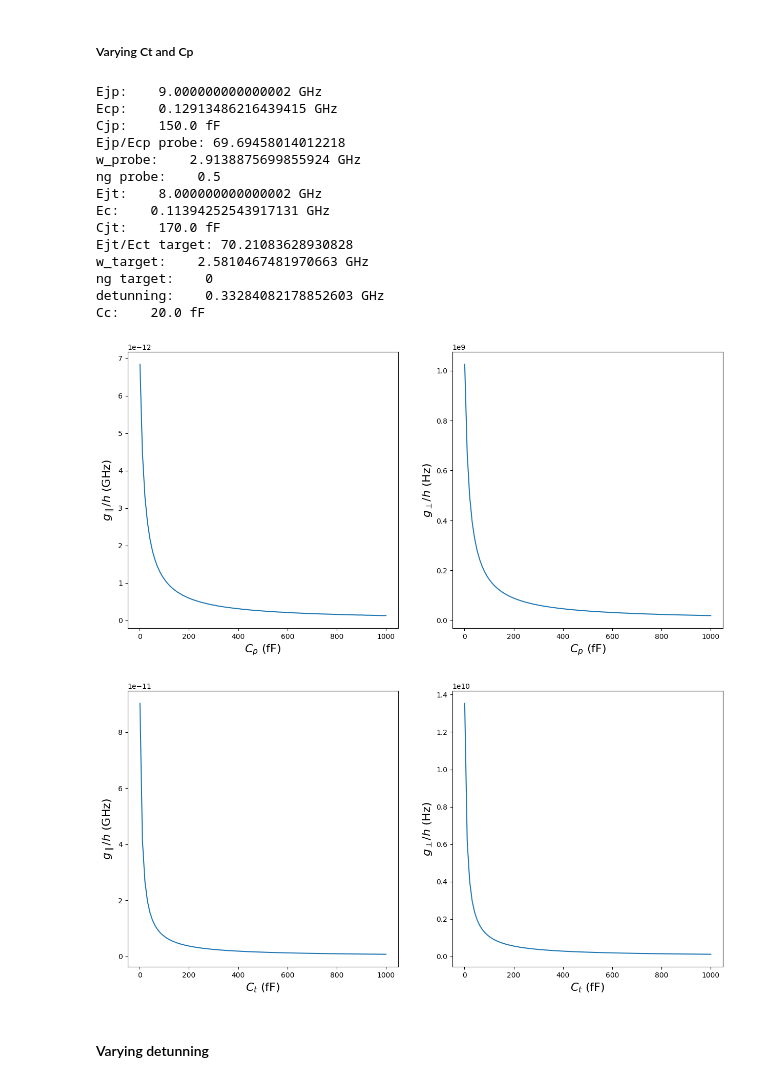
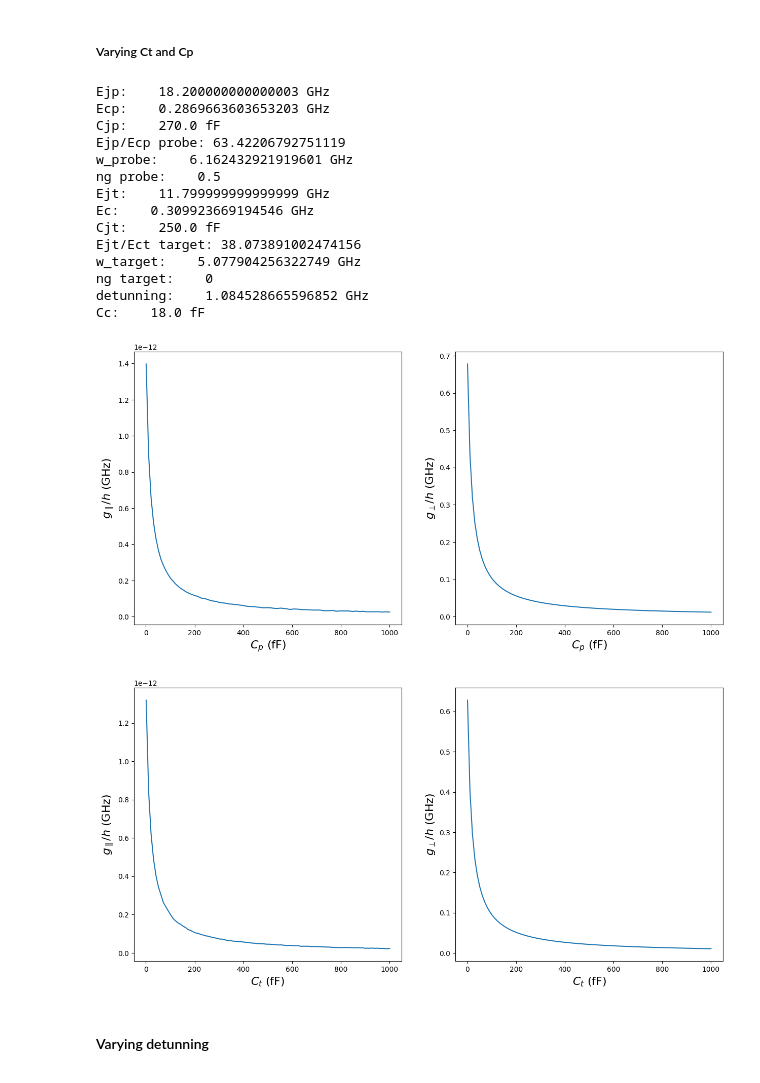
Before and after one commit to balerat/Master-thesis---Superconducting-circuit-analysis, a Jupyter notebook: main/Direct Capacity Coupling.ipynb, the cells around one changed output. Drawn from its saved outputs; the diff is of its cells as text; code cells hidden in the pictures.

```diff
--- a/main/Direct Capacity Coupling.ipynb
+++ b/main/Direct Capacity Coupling.ipynb
@@ -1047,11 +1047,11 @@ Cc:    1.2 fF
 
 # Circuit constant
 ng = 0.5
-Cc = 20e-15
-Ej_p = 9e9
-Ej_t = 8e9
-Cp = 150e-15
-Ct = 170e-15
+Cc = 18e-15
+Ej_p = 18.2e9
+Ej_t = 11.8e9
+Cp = 270e-15
+Ct = 250e-15
 ncut_p = 10
 ncut_t = 10
 
@@ -1068,27 +1068,27 @@ fig_data_Ejt_g_parr = []
 for Ejp in tqdm(Ejps):
     system_4.probe.Ej = Ejp*h
 
-    g_parr = system_4.get_g_parr_cb(update=True)
+    g_parr = system_4.get_g_perp_cb(update=True)
     fig_data_Ejp_g_parr.append(g_parr)
 
-system_4.probe.Ej = 120e9
+system_4.probe.Ej = 18.2e9 * constants.h
 for Ejt in tqdm(Ejts):
     system_4.target.Ej = Ejt*h
 
-    g_parr = system_4.get_g_parr_cb(update=True)
+    g_parr = system_4.get_g_perp_cb(update=True)
     fig_data_Ejt_g_parr.append(g_parr)
 
 with plt.style.context([]):
     fig = plt.figure(figsize=(15,7))
     ax1 = fig.add_subplot(121)
-    pparam = dict(xlabel='$E_{Jp}$ (GHz)', ylabel='$g_\\parallel / h$ (GHz)')
-    ax1.plot([val * 1e-9 for val in Ejps], [np.abs(g_parr) * 1e-9 / h for g_parr in fig_data_Ejp_g_parr])
+    pparam = dict(xlabel='$E_{Jp}$ (GHz)', ylabel='$g_\\perp / h$ (GHz)')
+    ax1.plot([val * 1e-9 for val in Ejps], [np.abs(g_parr) * 1e-6 / h for g_parr in fig_data_Ejp_g_parr])
     ax1.set(**pparam)
     ax1.xaxis.label.set_size(16)
     ax1.yaxis.label.set_size(16)
-    pparam = dict(xlabel='$E_{Jt}$ (GHz)', ylabel='$g_\\parallel / h$ (GHz)')
+    pparam = dict(xlabel='$E_{Jt}$ (GHz)', ylabel='$g_\\perp / h$ (GHz)')
     ax2 = fig.add_subplot(122)
-    ax2.plot([val * 1e-9 for val in Ejts], [np.abs(g_parr) * 1e-9 / h for g_parr in fig_data_Ejt_g_parr])
+    ax2.plot([val * 1e-9 for val in Ejts], [np.abs(g_parr) * 1e-6 / h for g_parr in fig_data_Ejt_g_parr])
     ax2.set(**pparam)
     ax2.xaxis.label.set_size(16)
     ax2.yaxis.label.set_size(16)
@@ -1185,11 +1117,11 @@ Cc:    20.0 fF
 
 # Circuit constant
 ng = 0.5
-Cc = 20e-15
-Ej_p = 9e9
-Ej_t = 8e9
-Cp = 150e-15
-Ct = 170e-15
+Cc = 18e-15
+Ej_p = 18.2e9
+Ej_t = 11.8e9
+Cp = 270e-15
+Ct = 250e-15
 ncut_p = 10
 ncut_t = 10
 
@@ -1214,7 +1146,7 @@ for Cp in tqdm(Cps):
     g_perp = system_5.get_g_perp_cb()
     fig_pt_detuning_Cp_g_perp.append(g_perp)
 
-system_5.probe.C = 12e-15
+system_5.probe.C = 270e-15
 
 for Ct in tqdm(fig_pt_detuning_Ct):
     system_5.target.C = Ct
@@ -1232,51 +1164,51 @@ with plt.style.context([]):
     ax1.plot([val * 1e15 for val in Cps], [np.abs(g_parr) * 1e-9 / h for g_parr in fig_pt_detuning_Cp_g_parr])
     ax1.set(**pparam)
     ax1.xaxis.label.set_size(16)
     ax1.yaxis.label.set_size(16)
 
-    pparam = dict(xlabel='$C_{p}$ (fF)', ylabel='$g_{\perp} / h$ (Hz)')
+    pparam = dict(xlabel='$C_{p}$ (fF)', ylabel='$g_{\perp} / h$ (GHz)')
     ax2 = fig.add_subplot(122)
-    ax2.plot([val * 1e15 for val in Cps], [np.abs(g_perp) / h for g_perp in fig_pt_detuning_Cp_g_perp])
+    ax2.plot([val * 1e15 for val in Cps], [np.abs(g_perp) * 1e-9 / h for g_perp in fig_pt_detuning_Cp_g_perp])
     ax2.set(**pparam)
     ax2.xaxis.label.set_size(16)
     ax2.yaxis.label.set_size(16)
     plt.show()
 
 pparam = dict(xlabel='$C_t$ (fF)', ylabel='$g_\\parallel / h$ (GHz)')
 
 with plt.style.context([]):
     fig = plt.figure(figsize=(15,7))
     pparam = dict(xlabel='$C_t$ (fF)', ylabel='$g_{\parallel} / h$ (GHz)')
     ax1 = fig.add_subplot(121)
     ax1.plot([val * 1e15 for val in fig_pt_detuning_Ct], [np.abs(g_parr) * 1e-9 / h for g_parr in fig_pt_detuning_Ct_g_parr])
     ax1.set(**pparam)
     ax1.xaxis.label.set_size(16)
     ax1.yaxis.label.set_size(16)
 
-    pparam = dict(xlabel='$C_t$ (fF)', ylabel='$g_{\perp} / h$ (Hz)')
+    pparam = dict(xlabel='$C_t$ (fF)', ylabel='$g_{\perp} / h$ (GHz)')
     ax2 = fig.add_subplot(122)
-    ax2.plot([val * 1e15 for val in fig_pt_detuning_Ct], [np.abs(g_perp) / h for g_perp in fig_pt_detuning_Ct_g_perp])
+    ax2.plot([val * 1e15 for val in fig_pt_detuning_Ct], [np.abs(g_perp) * 1e-9 / h for g_perp in fig_pt_detuning_Ct_g_perp])
     ax2.set(**pparam)
     ax2.xaxis.label.set_size(16)
     ax2.yaxis.label.set_size(16)
     plt.show()
 # %% [output]
-Ejp:    9.000000000000002 GHz
-Ecp:    0.12913486216439415 GHz
-Cjp:    150.0 fF
-Ejp/Ecp probe: 69.69458014012218
-w_probe:    2.9138875699855924 GHz
+Ejp:    18.200000000000003 GHz
+Ecp:    0.2869663603653203 GHz
+Cjp:    270.0 fF
+Ejp/Ecp probe: 63.42206792751119
+w_probe:    6.162432921919601 GHz
 ng probe:    0.5
-Ejt:    8.000000000000002 GHz
-Ec:    0.11394252543917131 GHz
-Cjt:    170.0 fF
-Ejt/Ect target: 70.21083628930828
-w_target:    2.5810467481970663 GHz
+Ejt:    11.799999999999999 GHz
+Ec:    0.309923669194546 GHz
+Cjt:    250.0 fF
+Ejt/Ect target: 38.073891002474156
+w_target:    5.077904256322749 GHz
 ng target:    0
-detunning:    0.33284082178852603 GHz
-Cc:    20.0 fF
+detunning:    1.084528665596852 GHz
+Cc:    18.0 fF
-[figure, old version]
+[figure, new version]
-[figure, old version]
+[figure, new version]
 # %% [markdown]
 #### Varying detunning
 # %%
```
Also changed, not shown: parts of 19 cells of this notebook, 5 other files.
